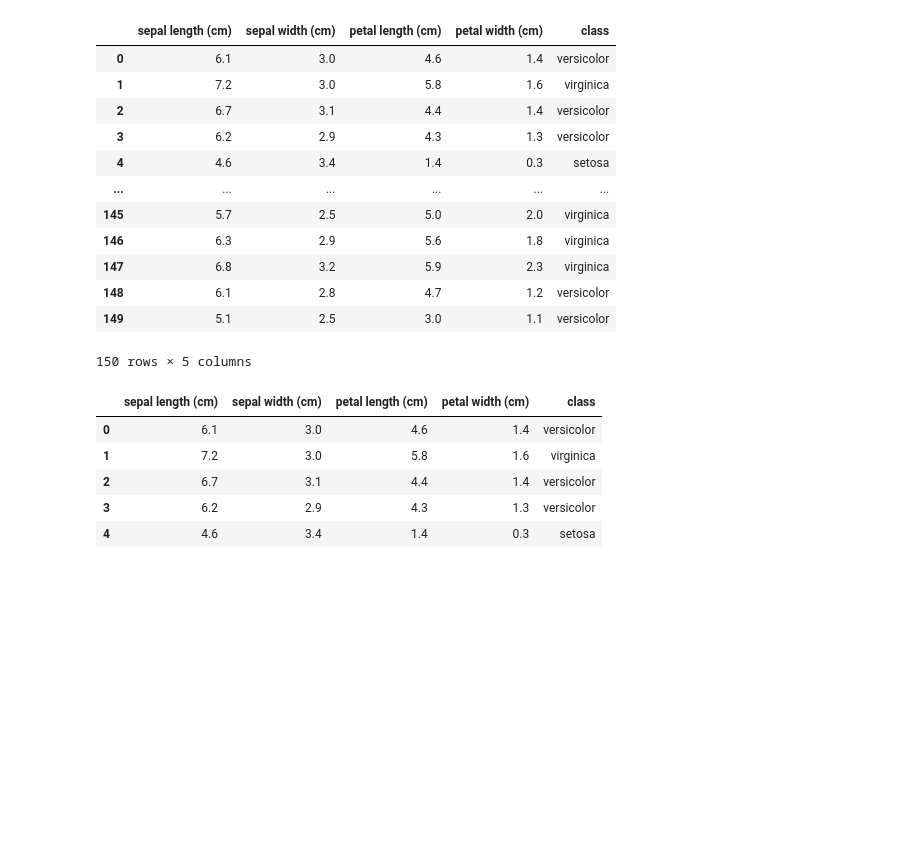
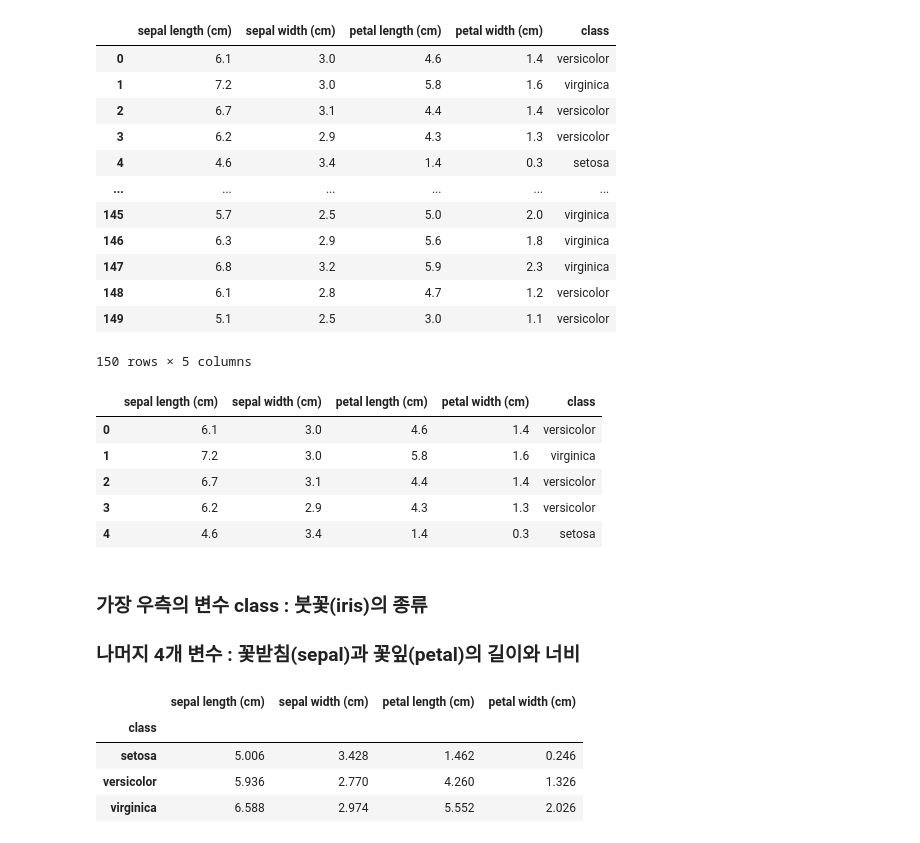
Before and after one commit to javabasedapplicationsw/EducationalMaterials, a Jupyter notebook: MLNote/판다스3.ipynb, the cells around one changed output. Drawn from its saved outputs; the diff is of its cells as text; code cells hidden in the pictures; blank space fills up the shorter version.

```diff
--- a/MLNote/판다스3.ipynb
+++ b/MLNote/판다스3.ipynb
@@ -78,3 +78,15 @@ petal(꽃잎)의 길이와 너비
 | 2 | 6.7 | 3.1 | 4.4 | 1.4 | versicolor |
 | 3 | 6.2 | 2.9 | 4.3 | 1.3 | versicolor |
 | 4 | 4.6 | 3.4 | 1.4 | 0.3 | setosa |
+# %% [markdown]
+### 가장 우측의 변수 class : 붓꽃(iris)의 종류
+### 나머지 4개 변수 :  꽃받침(sepal)과 꽃잎(petal)의 길이와 너비
+# %%
+# 붓꽃 종류별 꽃받침 길이와 너비, 꽃잎 길이와 너비의 평균값을 구하시오.
+iris.groupby('class').mean()
+# %% [output]
+|  | sepal length (cm) | sepal width (cm) | petal length (cm) | petal width (cm) |
+| class |  |  |  |  |
+| setosa | 5.006 | 3.428 | 1.462 | 0.246 |
+| versicolor | 5.936 | 2.770 | 4.260 | 1.326 |
+| virginica | 6.588 | 2.974 | 5.552 | 2.026 |
```
Also changed, not shown: parts of 6 cells of this notebook, 5 other files.
